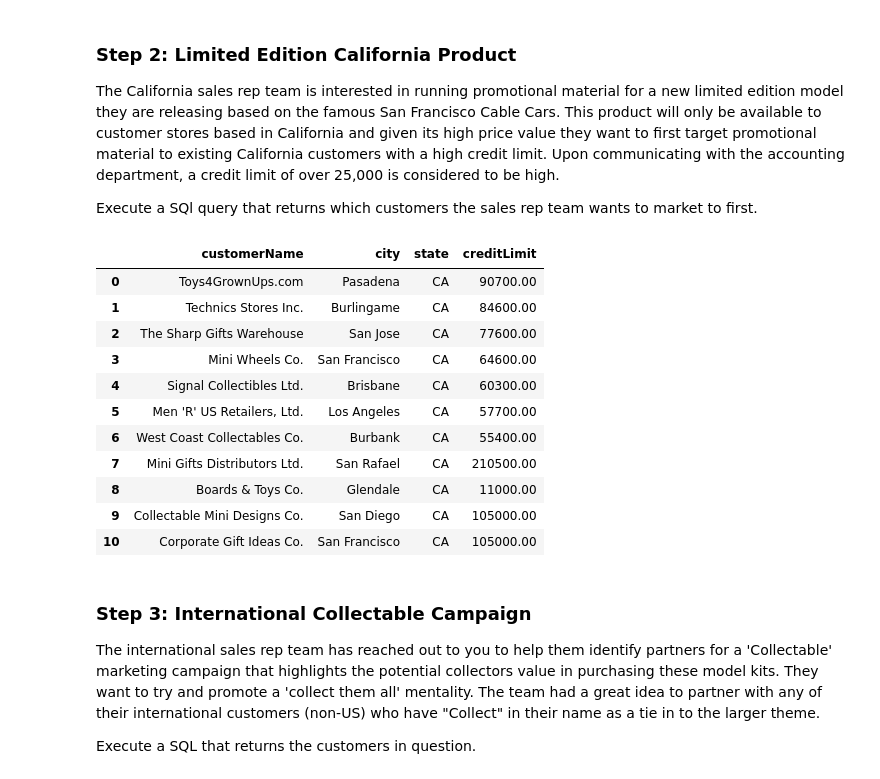
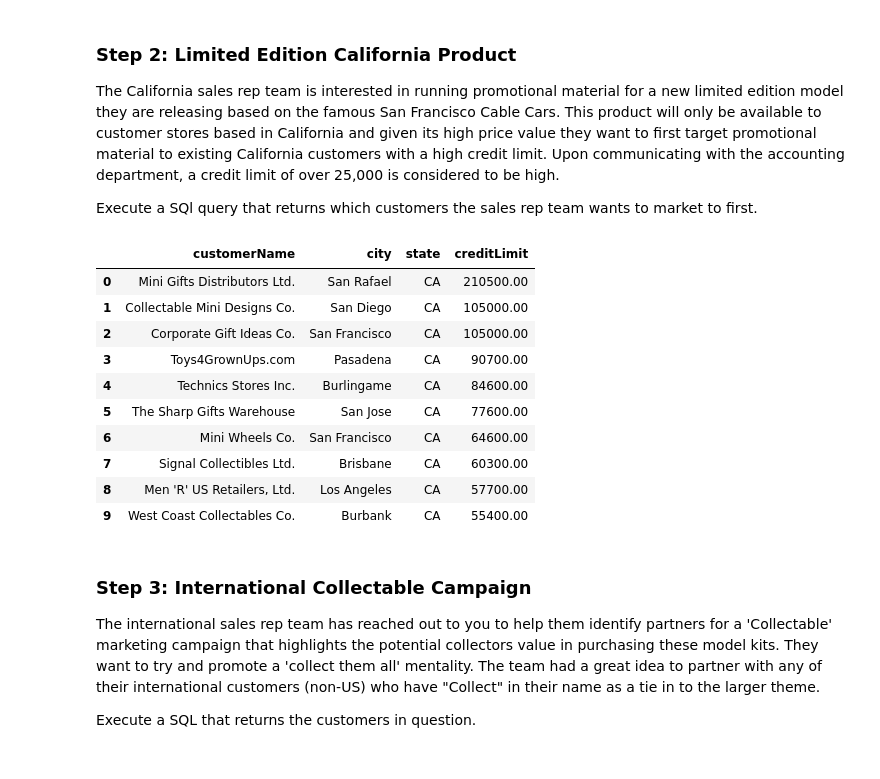
Before and after one commit to ElvisOmondi7/dsc-sql-summative-lab, a Jupyter notebook: SQLSummativeLab.ipynb, the cells around one changed output. Saved outputs shown, nothing was run; the diff lists cells and outputs as text; code cells hidden in the pictures.

```diff
--- a/SQLSummativeLab.ipynb
+++ b/SQLSummativeLab.ipynb
@@ -58,28 +58,29 @@ The California sales rep team is interested in running promotional material for
 Execute a SQl query that returns which customers the sales rep team wants to market to first.
 # %%
 # Step 2: California customers with credit limit > 25,000
+# Note: creditLimit is stored as TEXT in data.sqlite, so it must be CAST to a number.
+# Without the CAST, SQLite treats every text value as larger than 25000 and sorts alphabetically.
 step2_df = pd.read_sql("""
     SELECT customerName, city, state, creditLimit
     FROM customers
     WHERE state = 'CA'
-      AND creditLimit > 25000
-    ORDER BY creditLimit DESC
+      AND CAST(creditLimit AS REAL) > 25000
+    ORDER BY CAST(creditLimit AS REAL) DESC
 """, conn)
 
 step2_df
 # %% [output]
 |  | customerName | city | state | creditLimit |
-| 0 | Toys4GrownUps.com | Pasadena | CA | 90700.00 |
-| 1 | Technics Stores Inc. | Burlingame | CA | 84600.00 |
-| 2 | The Sharp Gifts Warehouse | San Jose | CA | 77600.00 |
-| 3 | Mini Wheels Co. | San Francisco | CA | 64600.00 |
-| 4 | Signal Collectibles Ltd. | Brisbane | CA | 60300.00 |
-| 5 | Men 'R' US Retailers, Ltd. | Los Angeles | CA | 57700.00 |
-| 6 | West Coast Collectables Co. | Burbank | CA | 55400.00 |
-| 7 | Mini Gifts Distributors Ltd. | San Rafael | CA | 210500.00 |
-| 8 | Boards & Toys Co. | Glendale | CA | 11000.00 |
-| 9 | Collectable Mini Designs Co. | San Diego | CA | 105000.00 |
-| 10 | Corporate Gift Ideas Co. | San Francisco | CA | 105000.00 |
+| 0 | Mini Gifts Distributors Ltd. | San Rafael | CA | 210500.00 |
+| 1 | Collectable Mini Designs Co. | San Diego | CA | 105000.00 |
+| 2 | Corporate Gift Ideas Co. | San Francisco | CA | 105000.00 |
+| 3 | Toys4GrownUps.com | Pasadena | CA | 90700.00 |
+| 4 | Technics Stores Inc. | Burlingame | CA | 84600.00 |
+| 5 | The Sharp Gifts Warehouse | San Jose | CA | 77600.00 |
+| 6 | Mini Wheels Co. | San Francisco | CA | 64600.00 |
+| 7 | Signal Collectibles Ltd. | Brisbane | CA | 60300.00 |
+| 8 | Men 'R' US Retailers, Ltd. | Los Angeles | CA | 57700.00 |
+| 9 | West Coast Collectables Co. | Burbank | CA | 55400.00 |
 # %% [markdown]
 ### Step 3: International Collectable Campaign
 
```
Also changed, not shown: parts of 3 cells of this notebook, 10 other files.
